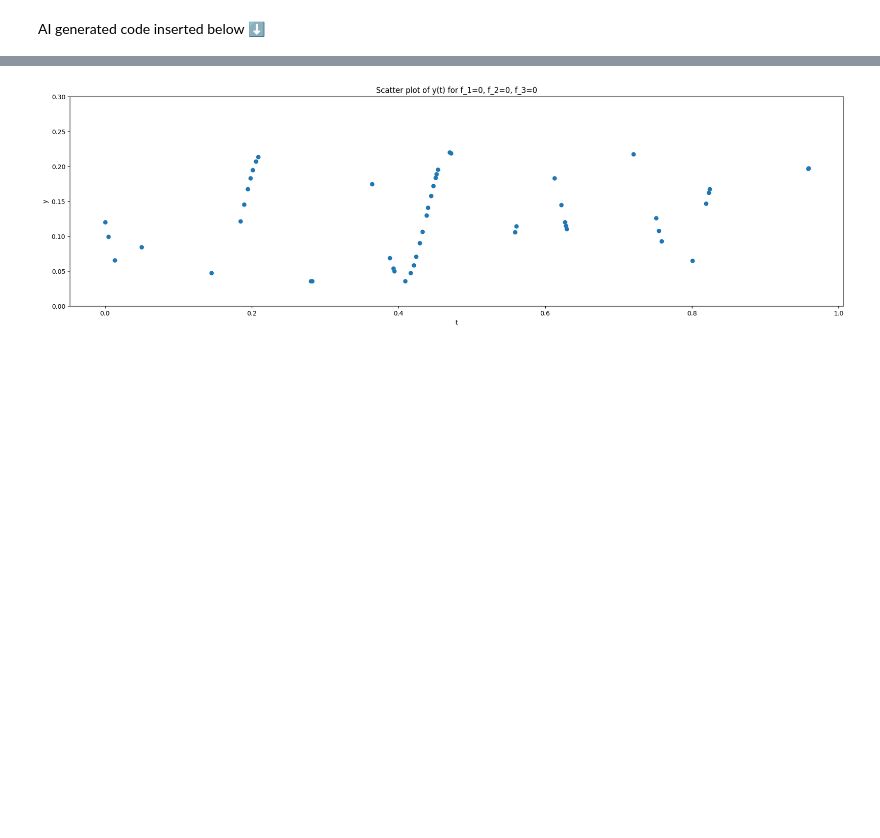
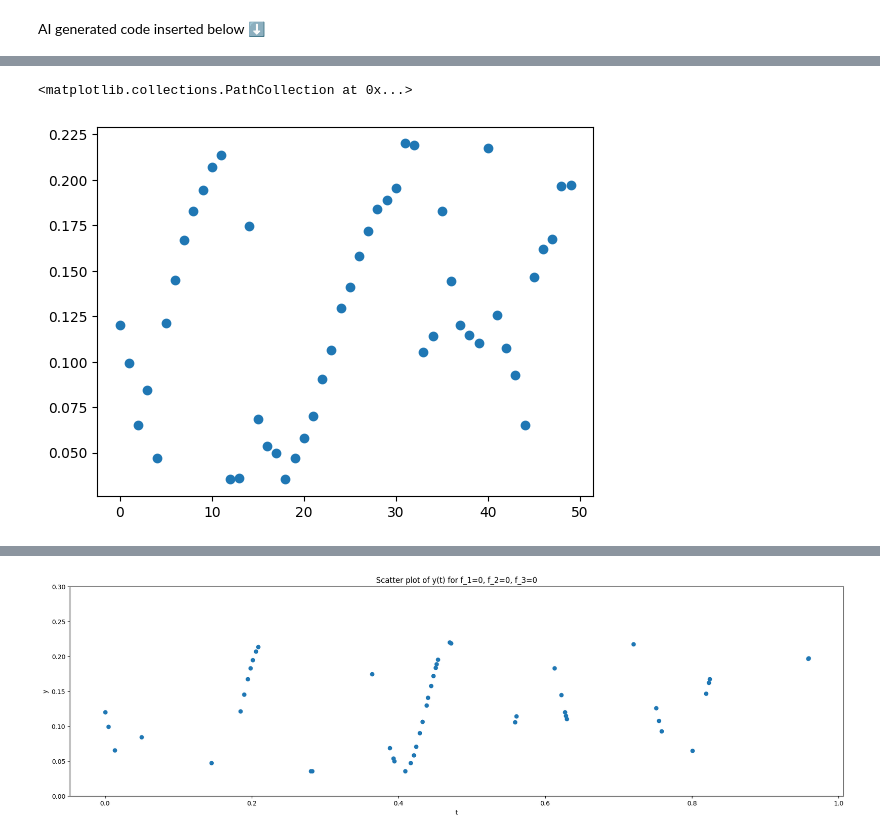
Before and after one commit to tarstars/gbdte, a Jupyter notebook: notebooks/mse_mode/mse_fit_small.ipynb, the cells around one changed output, grey strips where cells are left out. Drawn from its saved outputs; the diff is of its cells as text; code cells hidden in the pictures; blank space fills up the shorter version.

```diff
--- a/notebooks/mse_mode/mse_fit.ipynb
+++ b/notebooks/mse_mode/mse_fit_small.ipynb
@@ -99,0 +193,6 @@ AI generated code inserted below ⬇️
+# %%
+y_t = df[(df['f_1'] == 0) & (df['f_2'] == 0) & (df['f_3'] == 0)]['y']
+plt.scatter(range(len(y_t)), y_t)
+# %% [output]
+<matplotlib.collections.PathCollection at 0x...>
+[figure, added]
```
Also changed, not shown: parts of 18 cells of this notebook, 1 other file.
